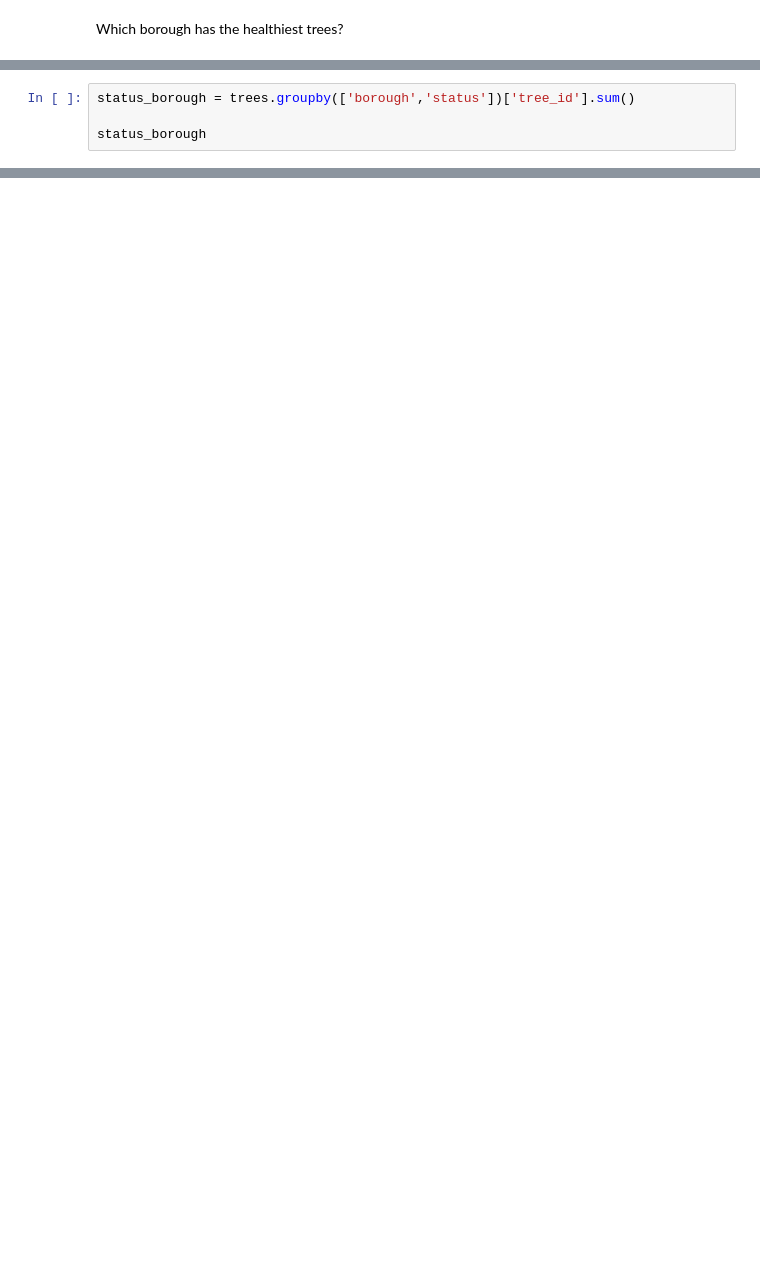
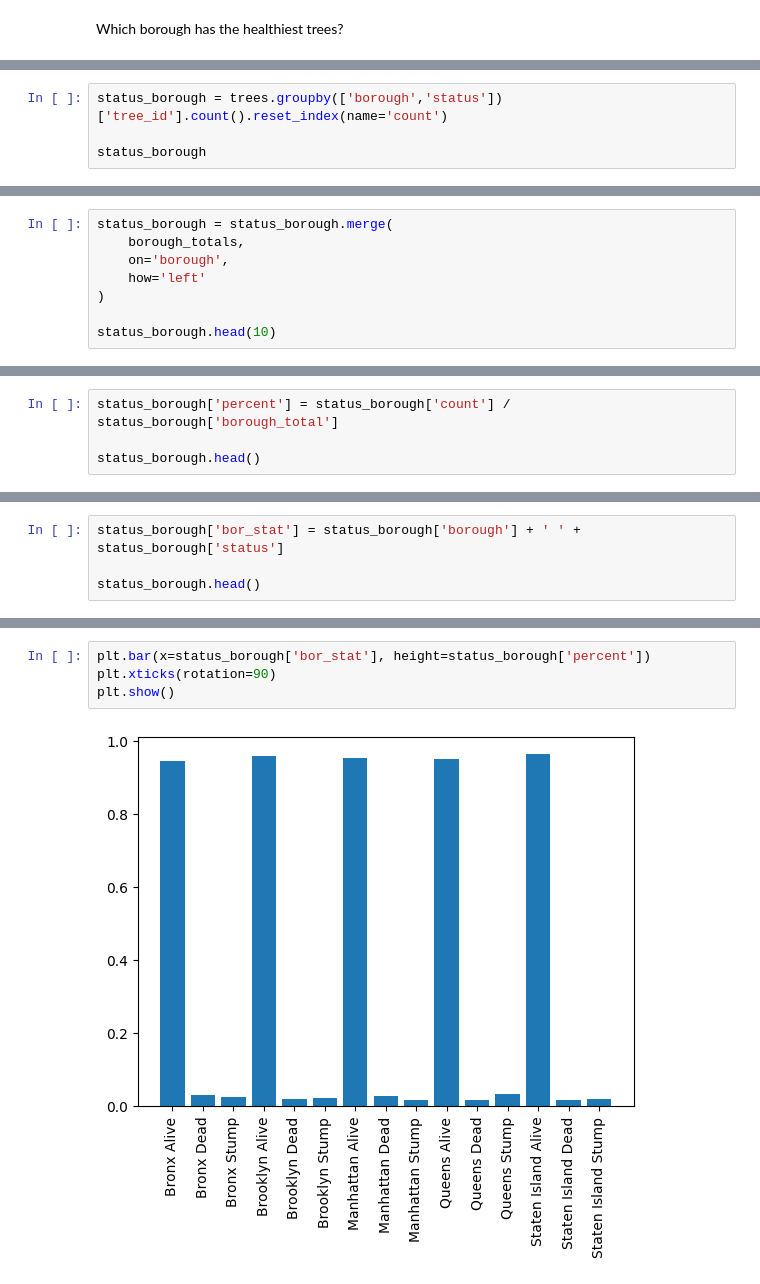
Before and after one commit to matthewtomalley/NYC-Trees-and-Income, a Jupyter notebook: eda.ipynb, the cells around one changed output, grey strips where cells are left out. Drawn from its saved outputs; the diff is of its cells as text; blank space fills up the shorter version.

```diff
--- a/eda.ipynb
+++ b/eda.ipynb
@@ -386,5 +429,5 @@ Which borough has the healthiest trees?
 # %%
-status_borough = trees.groupby(['borough','status'])['tree_id'].sum()
+status_borough = trees.groupby(['borough','status'])['tree_id'].count().reset_index(name='count')
 
 status_borough
 # %% [output]
@@ -410,0 +450,8 @@ Ratios of alive to dead, alive to stump, dead to stump
+# %%
+status_borough = status_borough.merge(
+    borough_totals,
+    on='borough',
+    how='left'
+)
+
+status_borough.head(10)
@@ -410,0 +470,4 @@ Ratios of alive to dead, alive to stump, dead to stump
+# %%
+status_borough['percent'] = status_borough['count'] / status_borough['borough_total']
+
+status_borough.head()
@@ -410,0 +481,4 @@ Ratios of alive to dead, alive to stump, dead to stump
+# %%
+status_borough['bor_stat'] = status_borough['borough'] + ' ' + status_borough['status']
+
+status_borough.head()
@@ -410,0 +492,6 @@ Ratios of alive to dead, alive to stump, dead to stump
+# %%
+plt.bar(x=status_borough['bor_stat'], height=status_borough['percent'])
+plt.xticks(rotation=90)
+plt.show()
+# %% [output]
+[figure, added]
```
Also changed, not shown: parts of 46 cells of this notebook.
